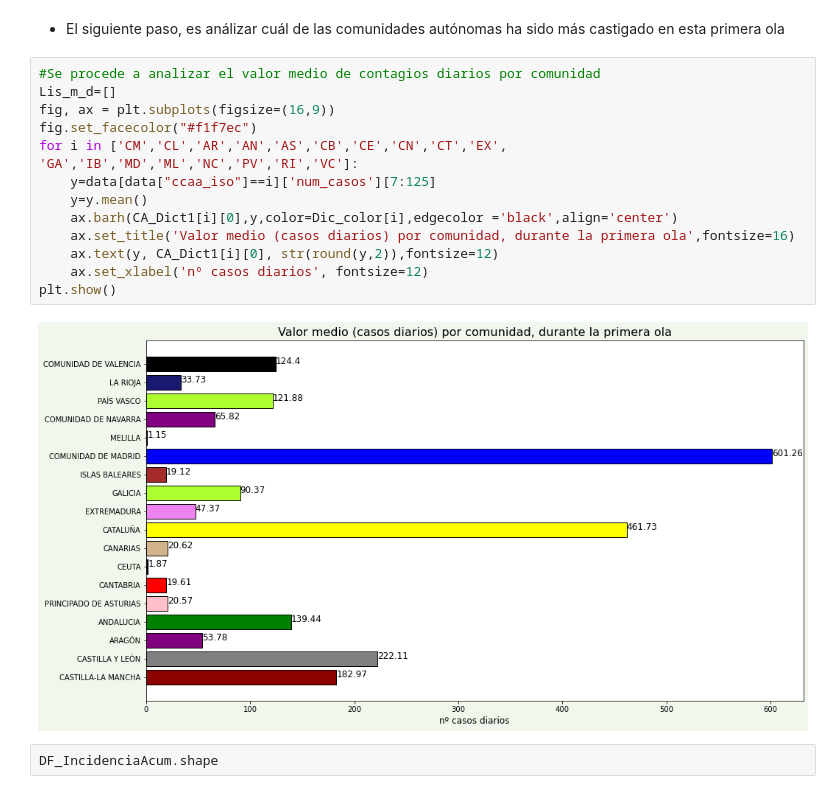
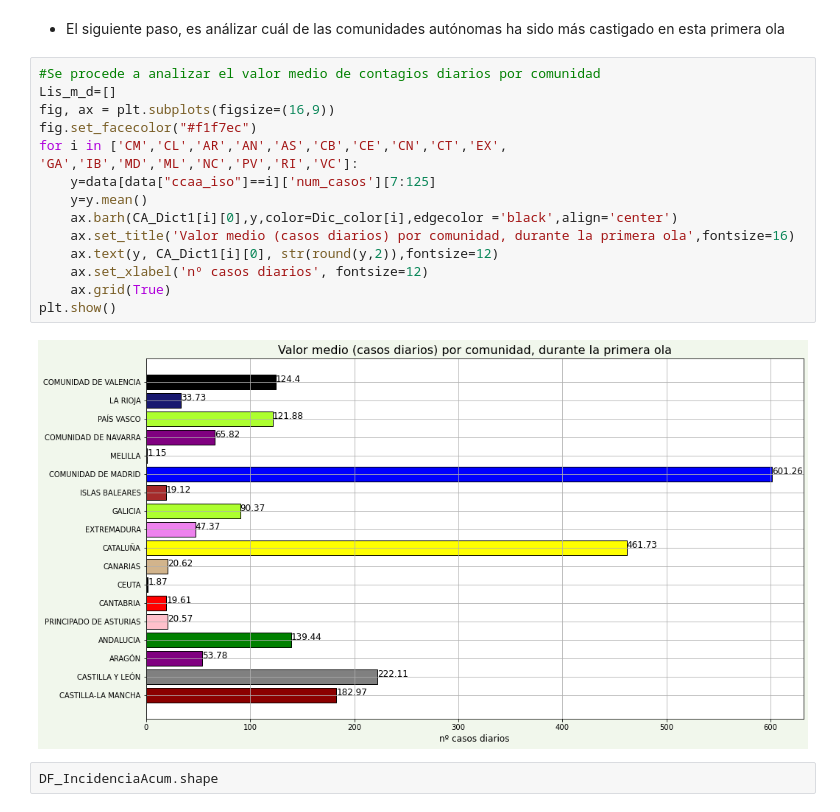
Before and after one commit to AlbertoMatogo/Analisis-covid19-Spain-primeraOla, a Jupyter notebook: Analisis_com_aut.ipynb, the cells around one changed output. Cells and saved outputs as stored; diff of their text form.

```diff
--- a/Analisis_com_aut.ipynb
+++ b/Analisis_com_aut.ipynb
@@ -352,18 +352,19 @@ rep_casosdiarios_corregidos(['RI','VC',"CM","CL"])
 # %%
 #Se procede a analizar el valor medio de contagios diarios por comunidad
 Lis_m_d=[]
 fig, ax = plt.subplots(figsize=(16,9))
 fig.set_facecolor("#f1f7ec")
 for i in ['CM','CL','AR','AN','AS','CB','CE','CN','CT','EX', 'GA','IB','MD','ML','NC','PV','RI','VC']:
     y=data[data["ccaa_iso"]==i]['num_casos'][7:125]
     y=y.mean()
     ax.barh(CA_Dict1[i][0],y,color=Dic_color[i],edgecolor ='black',align='center')
     ax.set_title('Valor medio (casos diarios) por comunidad, durante la primera ola',fontsize=16)
     ax.text(y, CA_Dict1[i][0], str(round(y,2)),fontsize=12)
     ax.set_xlabel('nº casos diarios', fontsize=12)
+    ax.grid(True)
 plt.show()
 # %% [output]
-[figure, old version]
+[figure, new version]
 # %%
 DF_IncidenciaAcum.shape
 # %% [output]
```
Also changed, not shown: parts of 9 cells of this notebook, 2 other files.
